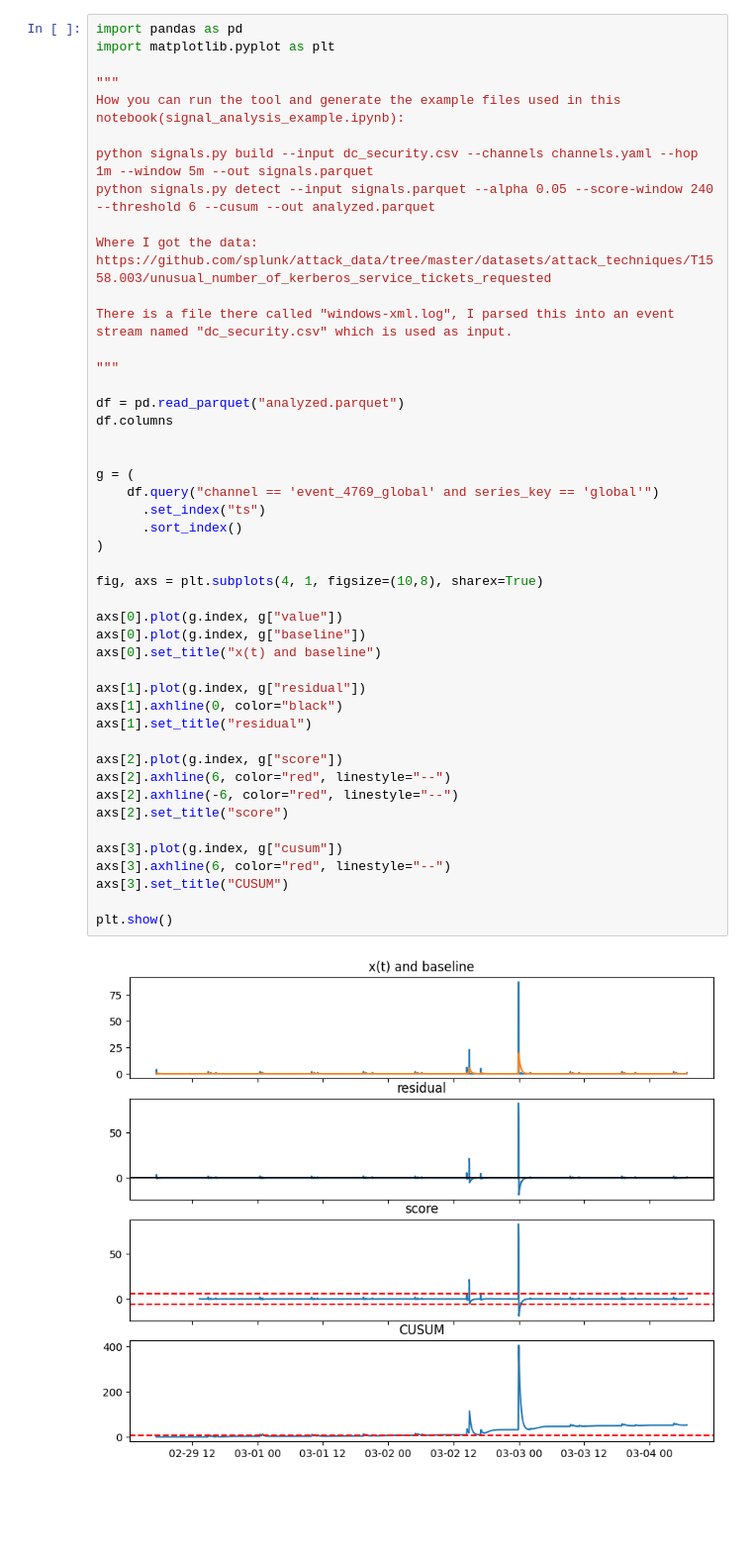
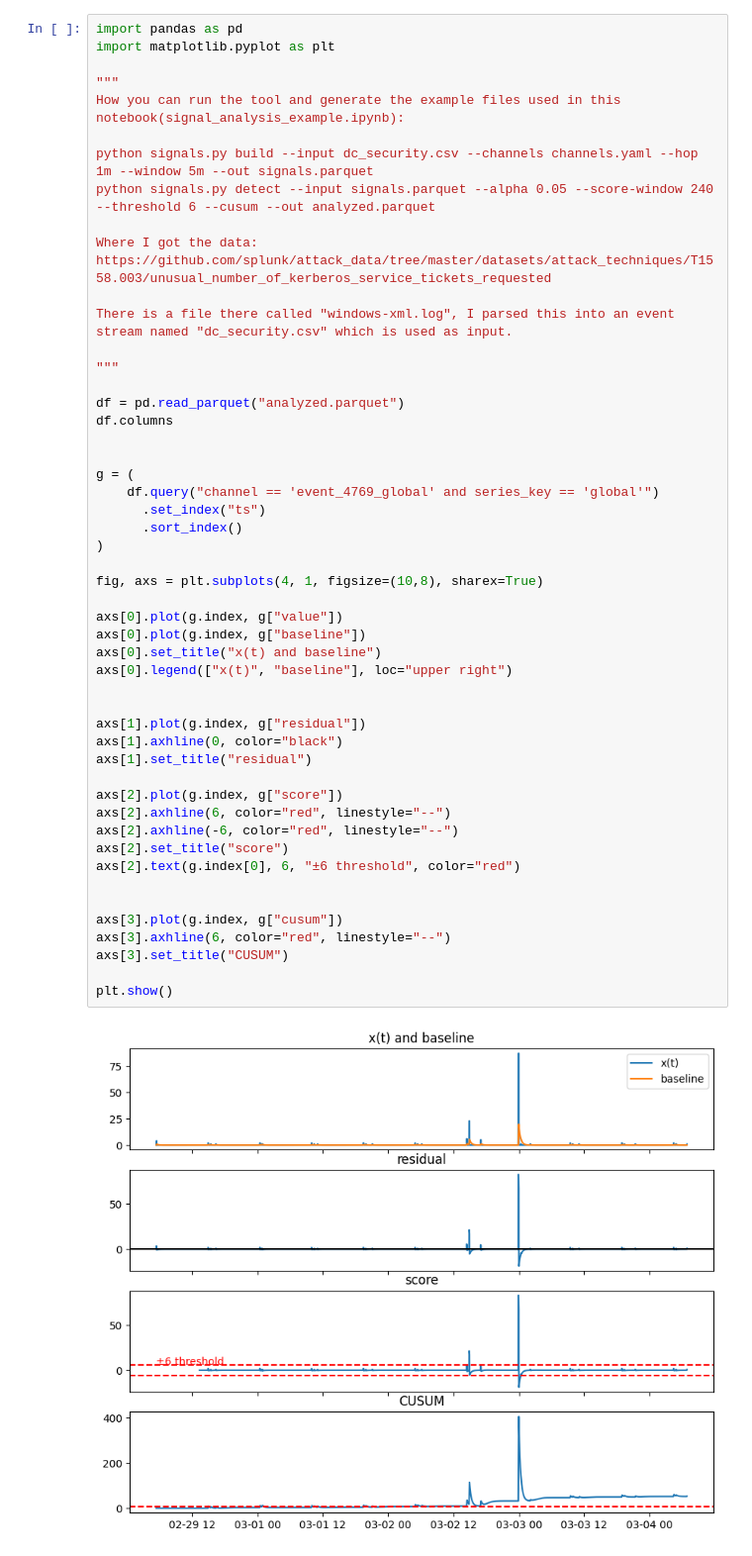
Before and after one commit to rickhonda/signals, a Jupyter notebook: signal_analysis_example.ipynb, the cells around one changed output. Shown at 99% size. Saved outputs shown, nothing was run; the diff lists cells and outputs as text; blank space fills up the shorter version.

Commit message:
Refine score visualization and thresholds in example notebook

```diff
--- a/signal_analysis_example.ipynb
+++ b/signal_analysis_example.ipynb
@@ -19,31 +19,35 @@ df = pd.read_parquet("analyzed.parquet")
 df.columns
 
 
 g = (
     df.query("channel == 'event_4769_global' and series_key == 'global'")
       .set_index("ts")
       .sort_index()
 )
 
 fig, axs = plt.subplots(4, 1, figsize=(10,8), sharex=True)
 
 axs[0].plot(g.index, g["value"])
 axs[0].plot(g.index, g["baseline"])
 axs[0].set_title("x(t) and baseline")
+axs[0].legend(["x(t)", "baseline"], loc="upper right")
+
 
 axs[1].plot(g.index, g["residual"])
 axs[1].axhline(0, color="black")
 axs[1].set_title("residual")
 
 axs[2].plot(g.index, g["score"])
 axs[2].axhline(6, color="red", linestyle="--")
 axs[2].axhline(-6, color="red", linestyle="--")
 axs[2].set_title("score")
+axs[2].text(g.index[0], 6, "±6 threshold", color="red")
+
 
 axs[3].plot(g.index, g["cusum"])
 axs[3].axhline(6, color="red", linestyle="--")
 axs[3].set_title("CUSUM")
 
 plt.show()
 # %% [output]
-[figure, old version]
+[figure, new version]
```
Also changed, not shown: 1 other file.
